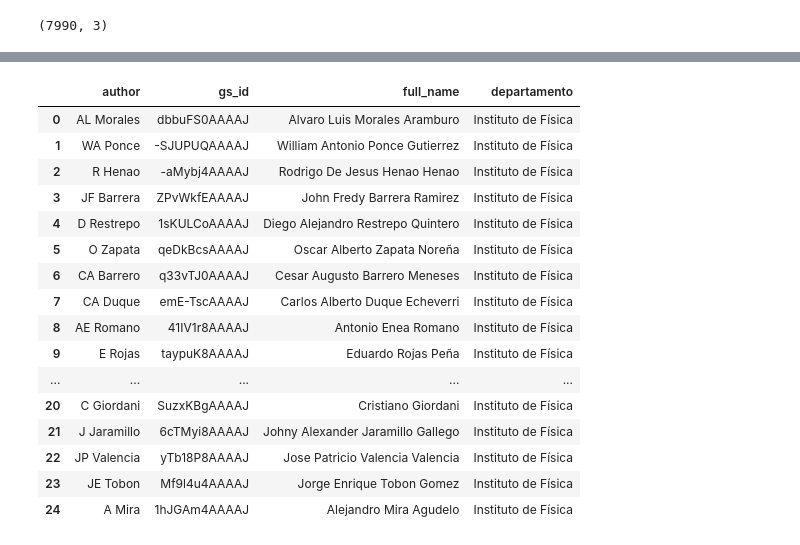
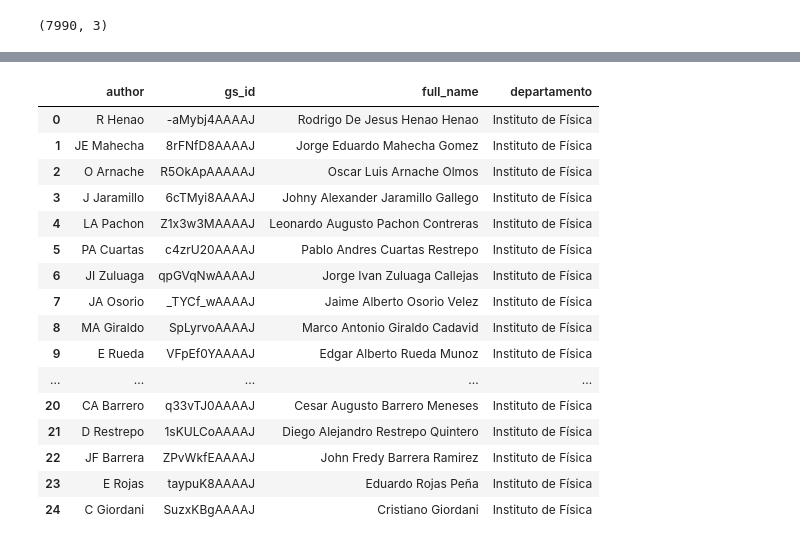
Before and after one commit to restrepo/medicion, a Jupyter notebook: cienciometria/Normalize_Columns.ipynb, the cells around one changed output, grey strips where cells are left out. Drawn from its saved outputs; the diff is of its cells as text; code cells hidden in the pictures.

```diff
--- a/cienciometria/Normalize_Columns.ipynb
+++ b/cienciometria/Normalize_Columns.ipynb
@@ -1339,5 +1327,3 @@ facultad='Facultad de Ciencias Exactas y Naturales'
 fc=kk[kk['autores'].apply( lambda l: facultad in [d.get('facultad') for d in l] if isinstance(l,list) else False   )].reset_index(drop=True)
 # %%
 fc['fc_autores']=fc['autores'].apply(lambda l: [{d.get('departamento'):d.get('nombreAutor')}  for d in l if d.get('facultad')==facultad])
-# %%
-d=fc['fc_autores'].loc[0][0]
@@ -1347,9 +1330,14 @@ d=fc['fc_autores'].loc[0][0]
 # %%
 gs_ids=[]
 profiles=[]
+authors=[]
+dauthors=[]
 for i in fc.index:
     row=fc.loc[i]
     for d in row['fc_autores']:
+        if d not in authors:
+            authors.append(d)
+            dauthors.append({'affiliation':d})
         if isinstance( row['profiles'],dict):
             for k in row['profiles'].keys():
                 if k.split()[-1] in list(d.values())[0].split():
@@ -1361,3 +1347,7 @@ pf=pd.DataFrame( profiles )
 # %%
+pf=pd.DataFrame( profiles )
 pf['full_name']=pf['affiliation'].apply(lambda d: list(d.values())[0] )
 pf['departamento']=pf['affiliation'].apply(lambda d: list(d.keys())[0] )
+pf=pf.drop('affiliation',axis='columns').sort_values('departamento').reset_index(drop=True)
+pf=pf.drop_duplicates('full_name').reset_index(drop=True)
+pf
@@ -1364,22 +1372,20 @@ pf['departamento']=pf['affiliation'].apply(lambda d: list(d.keys())[0] )
-# %%
-pf=pf.drop('affiliation',axis='columns')
 # %%
-pf[pf['departamento']=='Instituto de Física'].drop_duplicates('full_name').reset_index(drop=True)
+pf[pf['departamento']=='Instituto de Física'].reset_index(drop=True)
 # %% [output]
 |  | author | gs_id | full_name | departamento |
-| 0 | AL Morales | dbbuFS0AAAAJ | Alvaro Luis Morales Aramburo | Instituto de Física |
-| 1 | WA Ponce | -SJUPUQAAAAJ | William Antonio Ponce Gutierrez | Instituto de Física |
-| 2 | R Henao | -aMybj4AAAAJ | Rodrigo De Jesus Henao Henao | Instituto de Física |
-| 3 | JF Barrera | ZPvWkfEAAAAJ | John Fredy Barrera Ramirez | Instituto de Física |
-| 4 | D Restrepo | 1sKULCoAAAAJ | Diego Alejandro Restrepo Quintero | Instituto de Física |
-| 5 | O Zapata | qeDkBcsAAAAJ | Oscar Alberto Zapata Noreña | Instituto de Física |
-| 6 | CA Barrero | q33vTJ0AAAAJ | Cesar Augusto Barrero Meneses | Instituto de Física |
-| 7 | CA Duque | emE-TscAAAAJ | Carlos Alberto Duque Echeverri | Instituto de Física |
-| 8 | AE Romano | 41IV1r8AAAAJ | Antonio Enea Romano | Instituto de Física |
-| 9 | E Rojas | taypuK8AAAAJ | Eduardo Rojas Peña | Instituto de Física |
+| 0 | R Henao | -aMybj4AAAAJ | Rodrigo De Jesus Henao Henao | Instituto de Física |
+| 1 | JE Mahecha | 8rFNfD8AAAAJ | Jorge Eduardo Mahecha Gomez | Instituto de Física |
+| 2 | O Arnache | R5OkApAAAAAJ | Oscar Luis Arnache Olmos | Instituto de Física |
+| 3 | J Jaramillo | 6cTMyi8AAAAJ | Johny Alexander Jaramillo Gallego | Instituto de Física |
+| 4 | LA Pachon | Z1x3w3MAAAAJ | Leonardo Augusto Pachon Contreras | Instituto de Física |
+| 5 | PA Cuartas | c4zrU20AAAAJ | Pablo Andres Cuartas Restrepo | Instituto de Física |
+| 6 | JI Zuluaga | qpGVqNwAAAAJ | Jorge Ivan Zuluaga Callejas | Instituto de Física |
+| 7 | JA Osorio | _TYCf_wAAAAJ | Jaime Alberto Osorio Velez | Instituto de Física |
+| 8 | MA Giraldo | SpLyrvoAAAAJ | Marco Antonio Giraldo Cadavid | Instituto de Física |
+| 9 | E Rueda | VFpEf0YAAAAJ | Edgar Alberto Rueda Munoz | Instituto de Física |
 | ... | ... | ... | ... | ... |
-| 20 | C Giordani | SuzxKBgAAAAJ | Cristiano Giordani | Instituto de Física |
-| 21 | J Jaramillo | 6cTMyi8AAAAJ | Johny Alexander Jaramillo Gallego | Instituto de Física |
-| 22 | JP Valencia | yTb18P8AAAAJ | Jose Patricio Valencia Valencia | Instituto de Física |
-| 23 | JE Tobon | Mf9l4u4AAAAJ | Jorge Enrique Tobon Gomez | Instituto de Física |
-| 24 | A Mira | 1hJGAm4AAAAJ | Alejandro Mira Agudelo | Instituto de Física |
+| 20 | CA Barrero | q33vTJ0AAAAJ | Cesar Augusto Barrero Meneses | Instituto de Física |
+| 21 | D Restrepo | 1sKULCoAAAAJ | Diego Alejandro Restrepo Quintero | Instituto de Física |
+| 22 | JF Barrera | ZPvWkfEAAAAJ | John Fredy Barrera Ramirez | Instituto de Física |
+| 23 | E Rojas | taypuK8AAAAJ | Eduardo Rojas Peña | Instituto de Física |
+| 24 | C Giordani | SuzxKBgAAAAJ | Cristiano Giordani | Instituto de Física |
```
Also changed, not shown: parts of 7 cells of this notebook, 1 other file.
